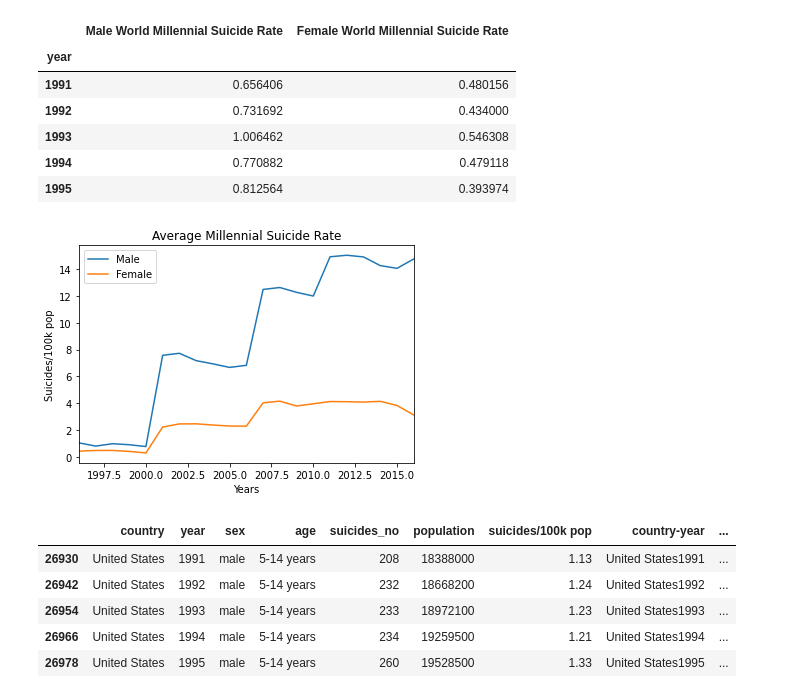
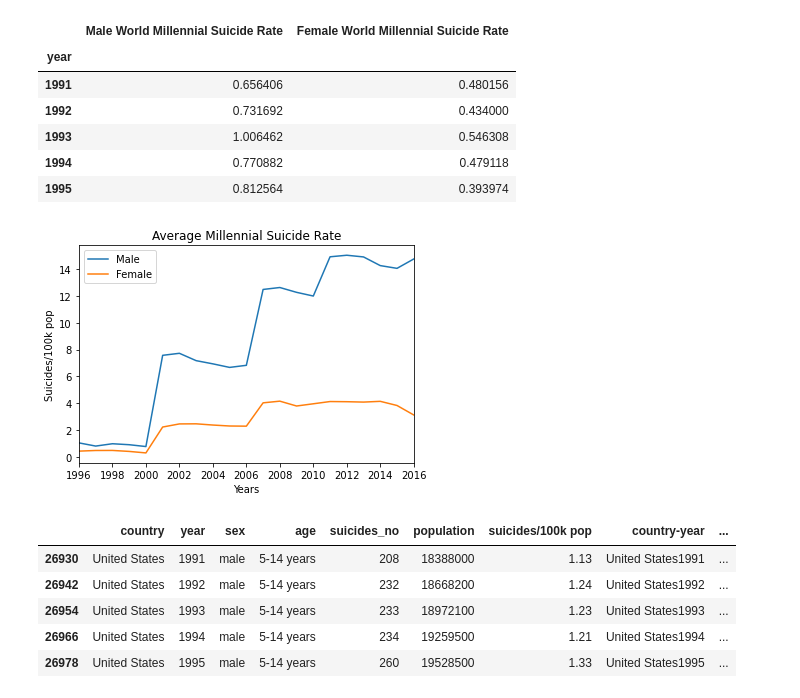
Before and after one commit to ludmilagd/SocialMediaUsageImpact, a Jupyter notebook: SuicideRatebyGender.ipynb, the cells around one changed output. Drawn from its saved outputs; the diff is of its cells as text; code cells hidden in the pictures.

```diff
--- a/SuicideRatebyGender.ipynb
+++ b/SuicideRatebyGender.ipynb
@@ -218,14 +220,15 @@ world_mil.head()
 # %%
 plt.plot(world_mil["Male World Millennial Suicide Rate"], label="Male")
 plt.plot(world_mil["Female World Millennial Suicide Rate"], label="Female")
 plt.title('Average Millennial Suicide Rate')
 plt.xlabel('Years')
 plt.ylabel('Suicides/100k pop')
+plt.xticks([1996,1998,2000,2002,2004,2006,2008,2010,2012,2014,2016])
 plt.xlim(1996,2016)
 plt.legend()
 plt.show()
 # %% [output]
-[figure, old version]
+[figure, new version]
 # %%
 mil_usa_male = usa_male.loc[usa_male["generation"] == "Millenials",:]
 mil_usa_male.head()
```
Also changed, not shown: parts of 3 cells of this notebook.
